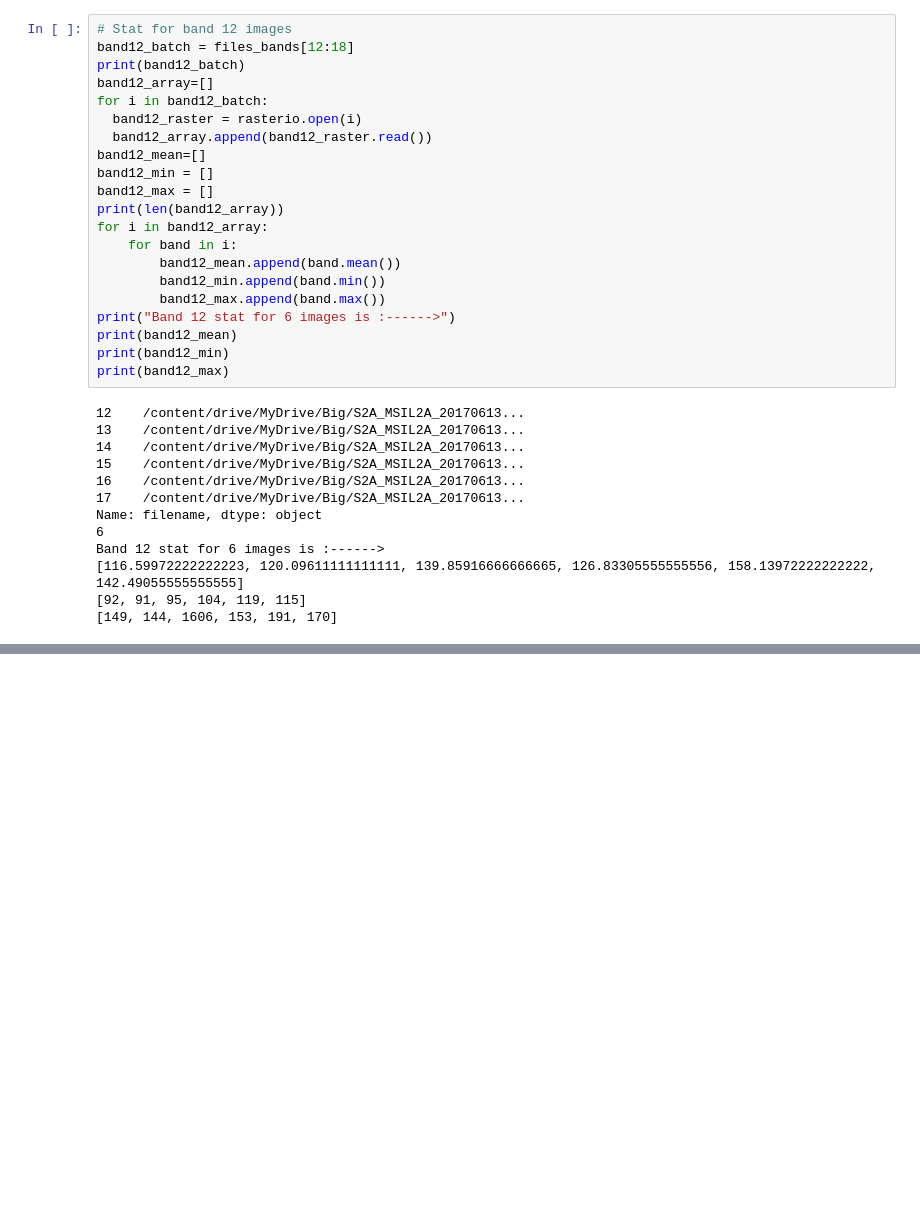
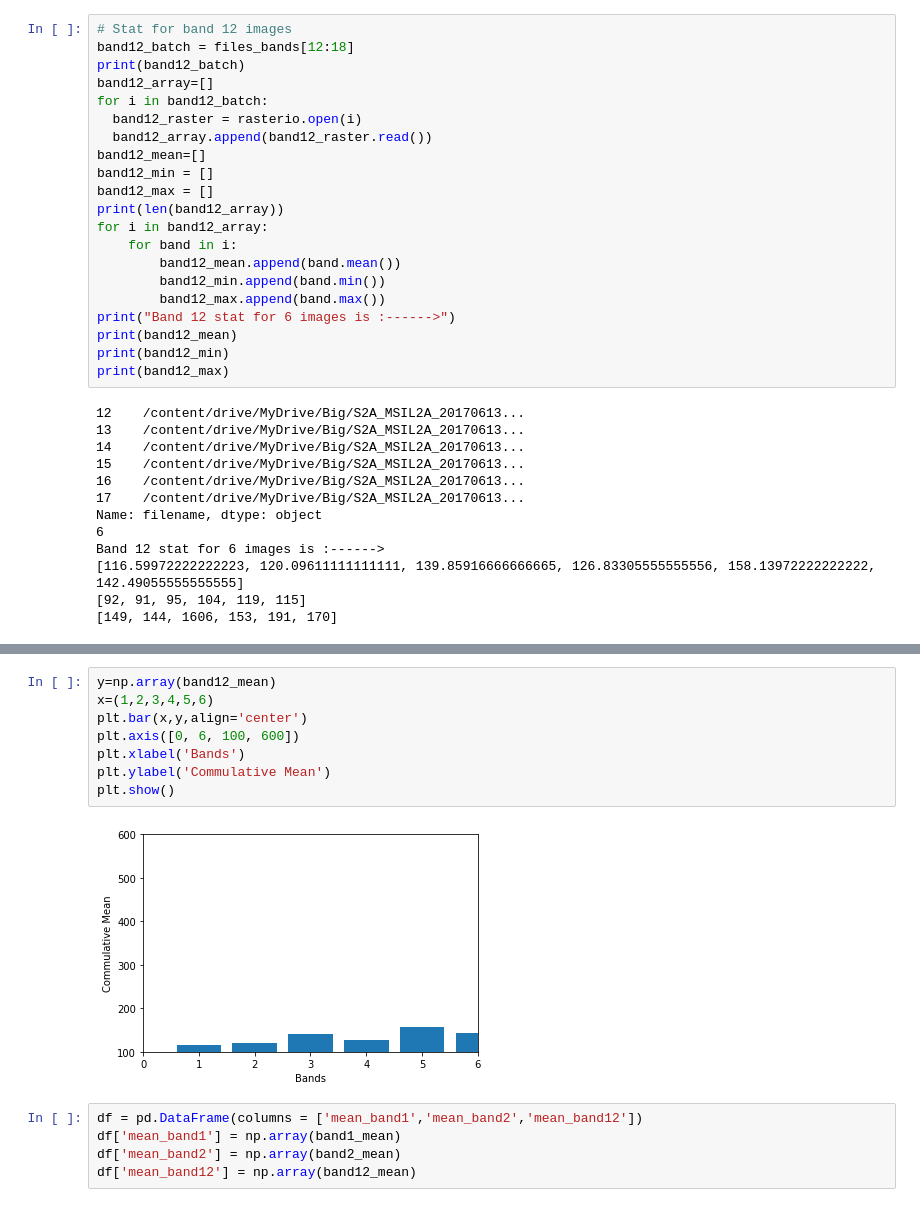
Before and after one commit to BRIJNANDA1979/CNN-Sentinel, a Jupyter notebook: Understand_band_data_info_using_histogram_and_classifying_pixel_values.ipynb, the cells around one changed output, grey strips where cells are left out. Saved outputs shown, nothing was run; the diff lists cells and outputs as text; blank space fills up the shorter version.

```diff
--- a/Understand_band_data_info_using_histogram_and_classifying_pixel_values.ipynb
+++ b/Understand_band_data_info_using_histogram_and_classifying_pixel_values.ipynb
@@ -728,0 +749,15 @@ Band 12 stat for 6 images is :------>
+# %%
+y=np.array(band12_mean)
+x=(1,2,3,4,5,6)
+plt.bar(x,y,align='center')
+plt.axis([0, 6, 100, 600])
+plt.xlabel('Bands')
+plt.ylabel('Commulative Mean')
+plt.show()
+# %% [output]
+[figure, added]
+# %%
+df = pd.DataFrame(columns = ['mean_band1','mean_band2','mean_band12'])
+df['mean_band1'] = np.array(band1_mean)
+df['mean_band2'] = np.array(band2_mean)
+df['mean_band12'] = np.array(band12_mean)
```
Also changed, not shown: parts of 4 cells of this notebook.
